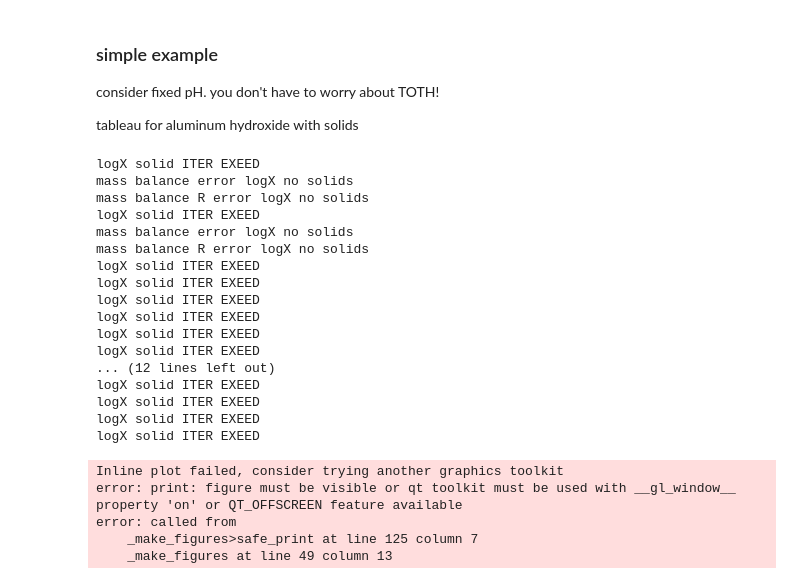
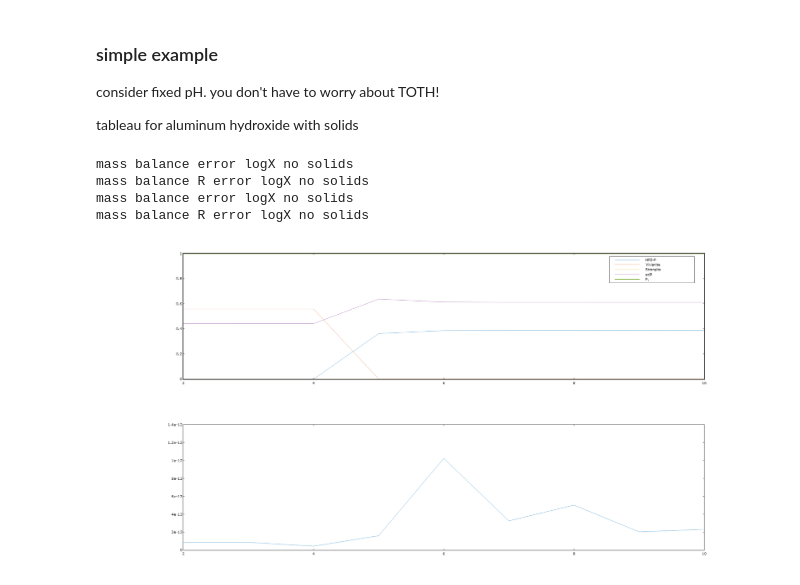
Before and after one commit to skotssd/XOctaveCH234, a Jupyter notebook: JEQUILIB/TABLEAU_method_fixedpH_bigexample.ipynb, the cells around one changed output. Cells and saved outputs as stored; diff of their text form; code cells hidden in the pictures.

```diff
--- a/JEQUILIB/TABLEAU_method_fixedpH_bigexample.ipynb
+++ b/JEQUILIB/TABLEAU_method_fixedpH_bigexample.ipynb
@@ -19,46 +20,30 @@ tableau for aluminum hydroxide with solids
 # %%
 % simulate reducing conditions increase pH
 % just Fe, P
 
 clear
 
 FeT=1e-3; CT=0; PT=1e-3; MgT=0; NT=0; AAT=0; OxT=0; ASF=0.2;
 pH=6; pelow=-pH; pehigh=20.75-pH; perange=pelow:0.5:pehigh;
 perange=2:1:10;
 
 for i=1:length(perange)
 
 [HFO(i),Siderite,Strengite(i),Struvite,Vivianite(i),MgOxs,FeIIOxs,HFOP(i),solP(i),solFe(i),MASSERROR(i)]=RE_FeCPNMgAAOxsystem_solvers(pH,perange(i),FeT,CT,PT,NT,MgT,AAT,OxT,ASF);
 
 end
 
 plot(perange,(HFOP)./PT,perange,(Vivianite*2)./PT,perange,Strengite./PT,perange,solP./PT, ...
     perange,HFOP./PT+(Vivianite*2)./PT+Strengite./PT+solP./PT,'linewidth',2)
 legend('HFO-P','Vivianite','Strengite','solP','P_T');
 set(gca,'linewidth',2)
 
-%figure(2)
-%plot(perange,MASSERROR)
+figure(2)
+plot(perange,MASSERROR)
 # %% [output]
-logX solid ITER EXEED
 mass balance error logX no solids
 mass balance R error logX no solids
-logX solid ITER EXEED
 mass balance error logX no solids
 mass balance R error logX no solids
-logX solid ITER EXEED
-logX solid ITER EXEED
-logX solid ITER EXEED
-logX solid ITER EXEED
-logX solid ITER EXEED
-logX solid ITER EXEED
-... (12 lines left out)
-logX solid ITER EXEED
-logX solid ITER EXEED
-logX solid ITER EXEED
-logX solid ITER EXEED
-Inline plot failed, consider trying another graphics toolkit
-error: print: figure must be visible or qt toolkit must be used with __gl_window__ property 'on' or QT_OFFSCREEN feature available
-error: called from
-    _make_figures>safe_print at line 125 column 7
-    _make_figures at line 49 column 13
+[figure, added]
+[figure, added]
```
Also changed, not shown: parts of 1 cell of this notebook, 7 other files.
